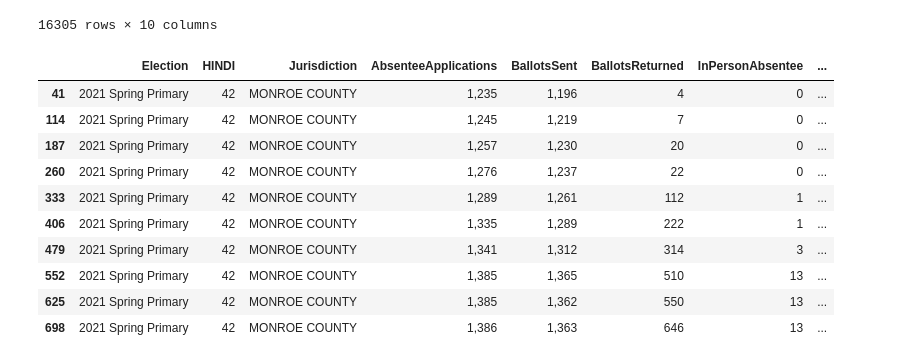
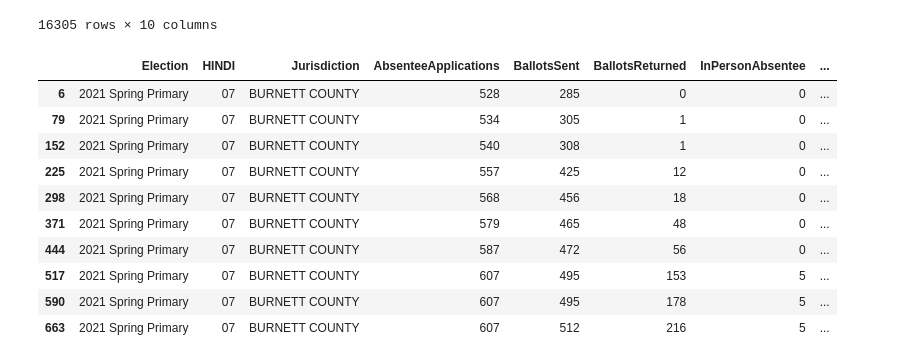
Before and after one commit to skim3ww/2021_wec_avev_tracker, a Jupyter notebook: vr_scrapper.ipynb, the cells around one changed output. Drawn from its saved outputs; the diff is of its cells as text; code cells hidden in the pictures.

```diff
--- a/vr_scrapper.ipynb
+++ b/vr_scrapper.ipynb
@@ -227,16 +227,16 @@ munis
 | 16,304 | 2021 Spring Primary | 99999 | TOTAL | 322,984 | 318,351 | 159,402 | 8,912 | ... |
 16305 rows × 10 columns
 # %%
-county.loc[county['HINDI'] == '42']
+county.loc[county['Jurisdiction'] == 'BURNETT COUNTY']
 # %% [output]
 |  | Election | HINDI | Jurisdiction | AbsenteeApplications | BallotsSent | BallotsReturned | InPersonAbsentee | ... |
-| 41 | 2021 Spring Primary | 42 | MONROE COUNTY | 1,235 | 1,196 | 4 | 0 | ... |
-| 114 | 2021 Spring Primary | 42 | MONROE COUNTY | 1,245 | 1,219 | 7 | 0 | ... |
-| 187 | 2021 Spring Primary | 42 | MONROE COUNTY | 1,257 | 1,230 | 20 | 0 | ... |
-| 260 | 2021 Spring Primary | 42 | MONROE COUNTY | 1,276 | 1,237 | 22 | 0 | ... |
-| 333 | 2021 Spring Primary | 42 | MONROE COUNTY | 1,289 | 1,261 | 112 | 1 | ... |
-| 406 | 2021 Spring Primary | 42 | MONROE COUNTY | 1,335 | 1,289 | 222 | 1 | ... |
-| 479 | 2021 Spring Primary | 42 | MONROE COUNTY | 1,341 | 1,312 | 314 | 3 | ... |
-| 552 | 2021 Spring Primary | 42 | MONROE COUNTY | 1,385 | 1,365 | 510 | 13 | ... |
-| 625 | 2021 Spring Primary | 42 | MONROE COUNTY | 1,385 | 1,362 | 550 | 13 | ... |
-| 698 | 2021 Spring Primary | 42 | MONROE COUNTY | 1,386 | 1,363 | 646 | 13 | ... |
+| 6 | 2021 Spring Primary | 07 | BURNETT COUNTY | 528 | 285 | 0 | 0 | ... |
+| 79 | 2021 Spring Primary | 07 | BURNETT COUNTY | 534 | 305 | 1 | 0 | ... |
+| 152 | 2021 Spring Primary | 07 | BURNETT COUNTY | 540 | 308 | 1 | 0 | ... |
+| 225 | 2021 Spring Primary | 07 | BURNETT COUNTY | 557 | 425 | 12 | 0 | ... |
+| 298 | 2021 Spring Primary | 07 | BURNETT COUNTY | 568 | 456 | 18 | 0 | ... |
+| 371 | 2021 Spring Primary | 07 | BURNETT COUNTY | 579 | 465 | 48 | 0 | ... |
+| 444 | 2021 Spring Primary | 07 | BURNETT COUNTY | 587 | 472 | 56 | 0 | ... |
+| 517 | 2021 Spring Primary | 07 | BURNETT COUNTY | 607 | 495 | 153 | 5 | ... |
+| 590 | 2021 Spring Primary | 07 | BURNETT COUNTY | 607 | 495 | 178 | 5 | ... |
+| 663 | 2021 Spring Primary | 07 | BURNETT COUNTY | 607 | 512 | 216 | 5 | ... |
```
Also changed, not shown: parts of 1 cell of this notebook, 1 other file.
